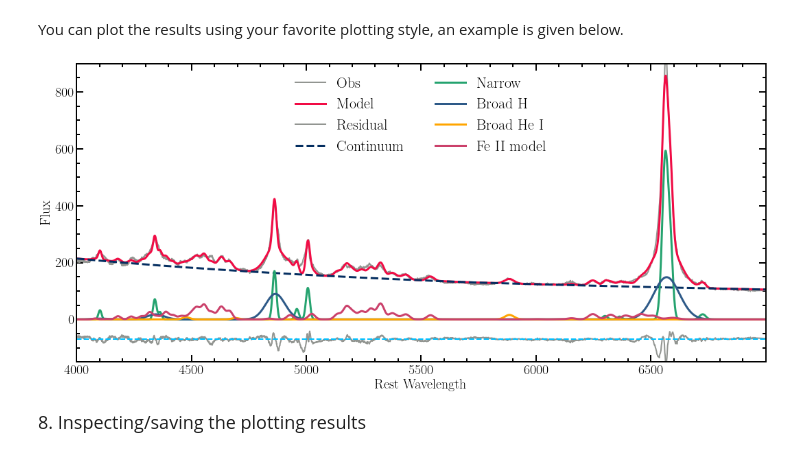
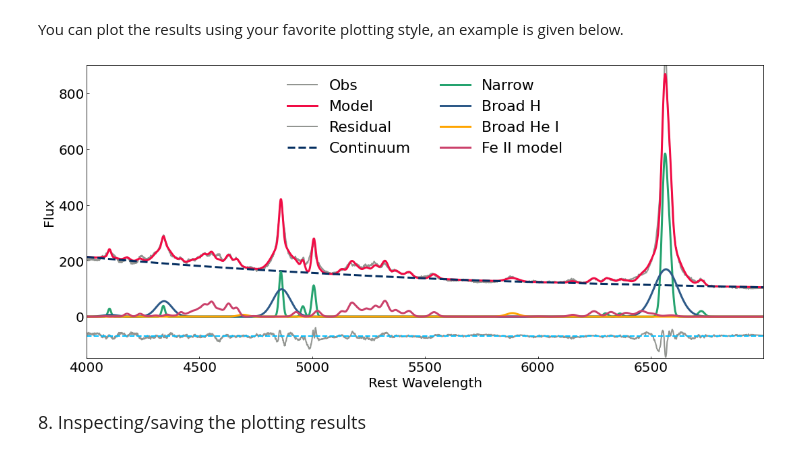
Before and after one commit to yukawa1/fantasy, a Jupyter notebook: docs/Tutorial.ipynb, the cells around one changed output. Cells and saved outputs as stored; diff of their text form; code cells hidden in the pictures.

```diff
--- a/docs/Tutorial.ipynb
+++ b/docs/Tutorial.ipynb
@@ -40,7 +40,7 @@ from fantasy_agn.models import create_feii_model, create_model, create_tied_mode
 # This command reads the spectrum with the listed name, from the folder of this notebook or
 # from the given path e.g.,'/path/to/files/spec*.txt'
 
-s=read_sdss('/home/yukawa/Downloads/spec-2770-54510-0433.fits')
+s=read_sdss('spec-2770-54510-0433.fits')
 # %% [markdown]
 <font size="4"> 2. Prepartion of the spectra </font>
 # %% [markdown]
@@ -196,7 +197,4 @@ broad=create_fixed_model(['hydrogen.csv'], name='br')
 he=create_fixed_model(['helium.csv'], name='he',fwhm=3000, min_fwhm=1000, max_fwhm=5000)
 narrow=create_tied_model(name='OIII5007',files=['narrow_basic.csv','hydrogen.csv'],prefix='nr', fwhm=1000,min_offset=0, max_offset=300, min_fwhm=900, max_fwhm=1200,fix_oiii_ratio=True, position=5006.803341, included=True,min_amplitude=0.2)
 fe=create_feii_model(name='feii', fwhm=1800, min_fwhm=1000, max_fwhm=2000, offset=0, min_offset=-3000, max_offset=3000)
-fe.amp_b4p.min=10 #An example how to force the amplitude of a selected FeII multiplet.
-
-zw=create_model(['feii_IZw1.csv'], fwhm=fe.fwhm, offset=fe.offs_kms) #List of specific I Zw 1 lines, identified by
-#Kovacevic et al. (2010) template, which have the same width and shift as Fe II model.
+#fe.amp_b4p.min=10 #An example how to force the amplitude of a selected FeII multiplet.
@@ -205,10 +201,10 @@ WARNING: parameter feii.amp_b4P less than new minimum; feii.amp_b4P reset to 10
 # %%
 # Code fits simultaneously all features.
-model = cont+broad+narrow+fe+zw+he
+model = cont+broad+narrow+fe+he+zw
 # %% [markdown]
 <font size="4"> 6. Fittings </font>
 # %% [markdown]
 Command *s.fit()* perform fittings of the spectrum, which is based on Python Sherpa package, with above defined model. Code offers the possibility to set the number of consequent fittings (option ntrial) to increase the convergence, given with the chi2, which is listed.
 # %%
-s.fit(model, ntrial=4)
+s.fit(model, ntrial=2)
 # %% [output]
@@ -224,42 +218,31 @@ stati 401161.6280025204
 # %% [markdown]
 You can plot the results using your favorite plotting style, an example is given below.
 # %%
-import matplotlib as mpl
-
-plt.style.use(['nature', 'science'])
+plt.style.context(['nature', 'notebook'])
 plt.figure(figsize=(18,8))
-mpl.rcParams['xtick.major.size'] = 10
-mpl.rcParams['xtick.major.width'] = 2
-mpl.rcParams['xtick.minor.size'] = 5
-mpl.rcParams['xtick.minor.width'] = 2
-mpl.rcParams['ytick.major.size'] =10
-mpl.rcParams['ytick.major.width'] = 2
-mpl.rcParams['ytick.minor.size'] = 5
-mpl.rcParams['ytick.minor.width'] = 2
-mpl.rcParams['axes.linewidth'] = 2
 plt.plot(s.wave, s.flux, color="#929591", label='Obs', lw=2)
 plt.plot(s.wave, model(s.wave), color="#F10C45",label='Model',lw=3)
 plt.plot(s.wave, model(s.wave)-s.flux-70, '-',color="#929591", label='Residual', lw=2)
 plt.axhline(y=-70, color='deepskyblue', linestyle='--', lw=2)
 
 plt.plot(s.wave, cont(s.wave),'--',color="#042E60",label='Continuum', lw=3)
 plt.plot(s.wave, narrow(s.wave),label='Narrow',color="#25A36F",lw=3)
 plt.plot(s.wave, broad(s.wave), label='Broad H', lw=3, color="#2E5A88")
 plt.plot(s.wave, he(s.wave), label='Broad He I', lw=3, color="orange")
 plt.plot(s.wave, fe(s.wave)+zw(s.wave),'-',color="#CB416B",label='Fe II model', lw=3)
 
 plt.xlabel('Rest Wavelength',fontsize=20)
 plt.ylabel('Flux',fontsize=20)
 plt.xlim(4000,7000)
 plt.ylim(-150,900)
 plt.tick_params(which='both', direction="in")
 plt.yticks(fontsize=20)
 plt.xticks(np.arange(4000, 7000, step=500),fontsize=20)
 plt.legend(loc='upper center',  prop={'size': 22}, frameon=False, ncol=2)
 
 plt.savefig('fantasy_fit.pdf')
 # %% [output]
-[figure, old version]
+[figure, new version]
 # %% [markdown]
 <font size="4"> 8. Inspecting/saving the plotting results </font>
 # %% [markdown]
```
Also changed, not shown: parts of 10 cells of this notebook, 3 other files.
